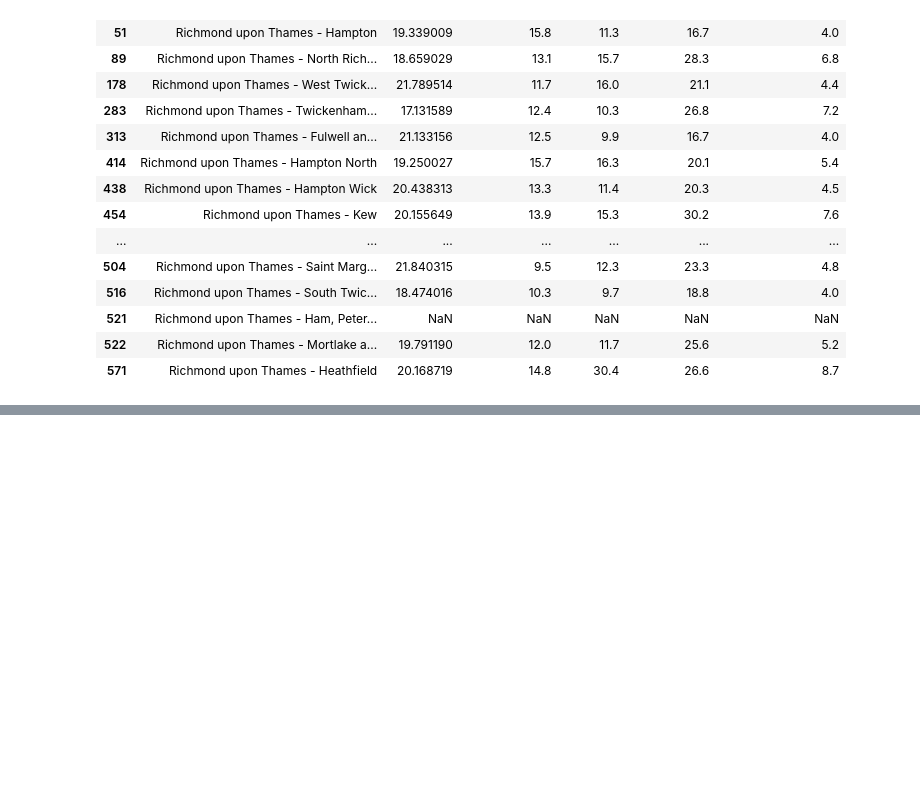
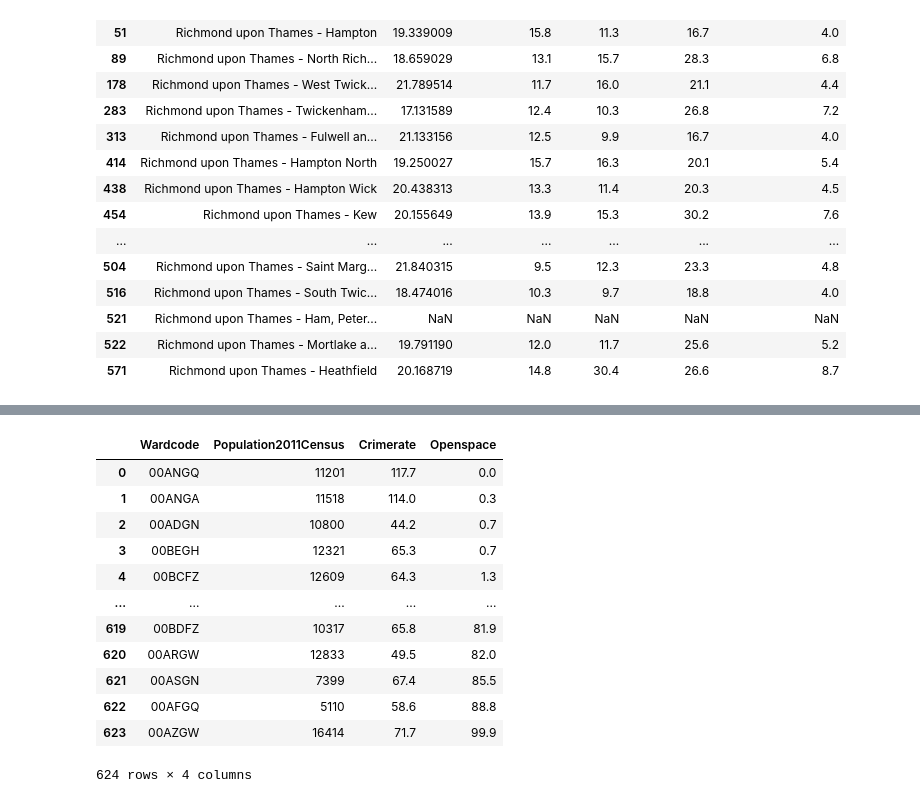
Before and after one commit to nindakhoirunnisa/W8, a Jupyter notebook: Data cleaning.ipynb, the cells around one changed output, grey strips where cells are left out. Cells and saved outputs as stored; diff of their text form; code cells hidden in the pictures; blank space fills up the shorter version.

```diff
--- a/Data cleaning.ipynb
+++ b/Data cleaning.ipynb
@@ -244,0 +262,17 @@ info
+# %%
+df_environment = pd.read_csv("London ward data environment(1).csv")
+df_environment
+# %% [output]
+|  | Wardcode | Population2011Census | Crimerate | Openspace |
+| 0 | 00ANGQ | 11201 | 117.7 | 0.0 |
+| 1 | 00ANGA | 11518 | 114.0 | 0.3 |
+| 2 | 00ADGN | 10800 | 44.2 | 0.7 |
+| 3 | 00BEGH | 12321 | 65.3 | 0.7 |
+| 4 | 00BCFZ | 12609 | 64.3 | 1.3 |
+| ... | ... | ... | ... | ... |
+| 619 | 00BDFZ | 10317 | 65.8 | 81.9 |
+| 620 | 00ARGW | 12833 | 49.5 | 82.0 |
+| 621 | 00ASGN | 7399 | 67.4 | 85.5 |
+| 622 | 00AFGQ | 5110 | 58.6 | 88.8 |
+| 623 | 00AZGW | 16414 | 71.7 | 99.9 |
+624 rows × 4 columns
```
Also changed, not shown: parts of 8 cells of this notebook.
